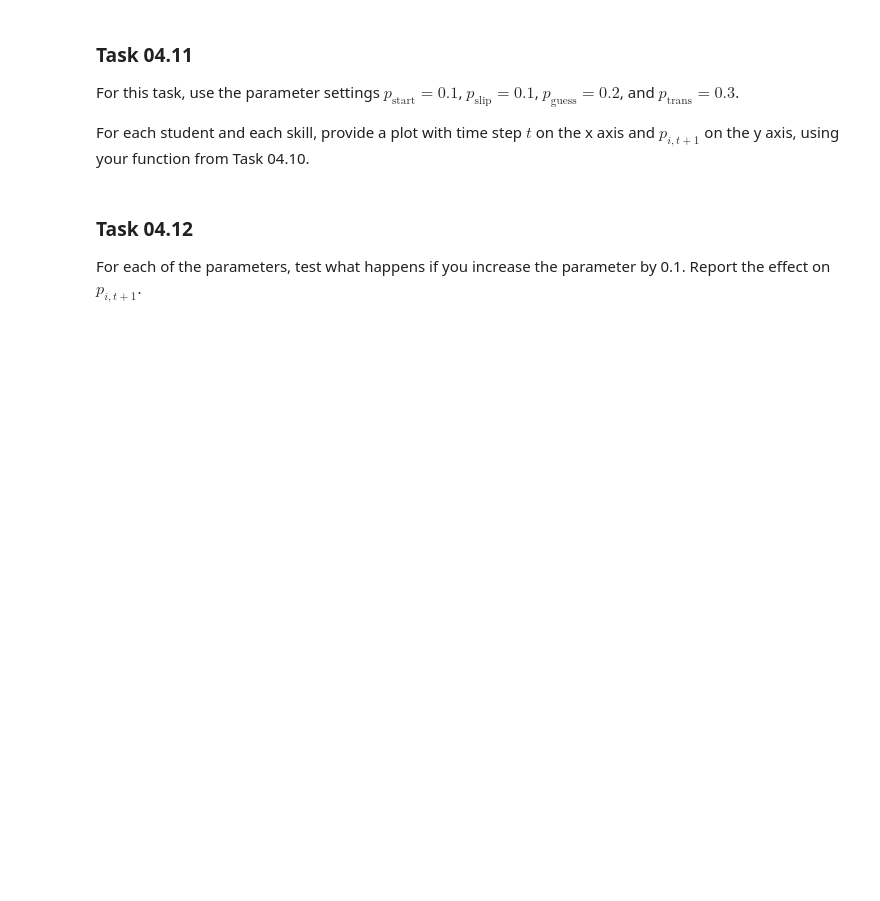
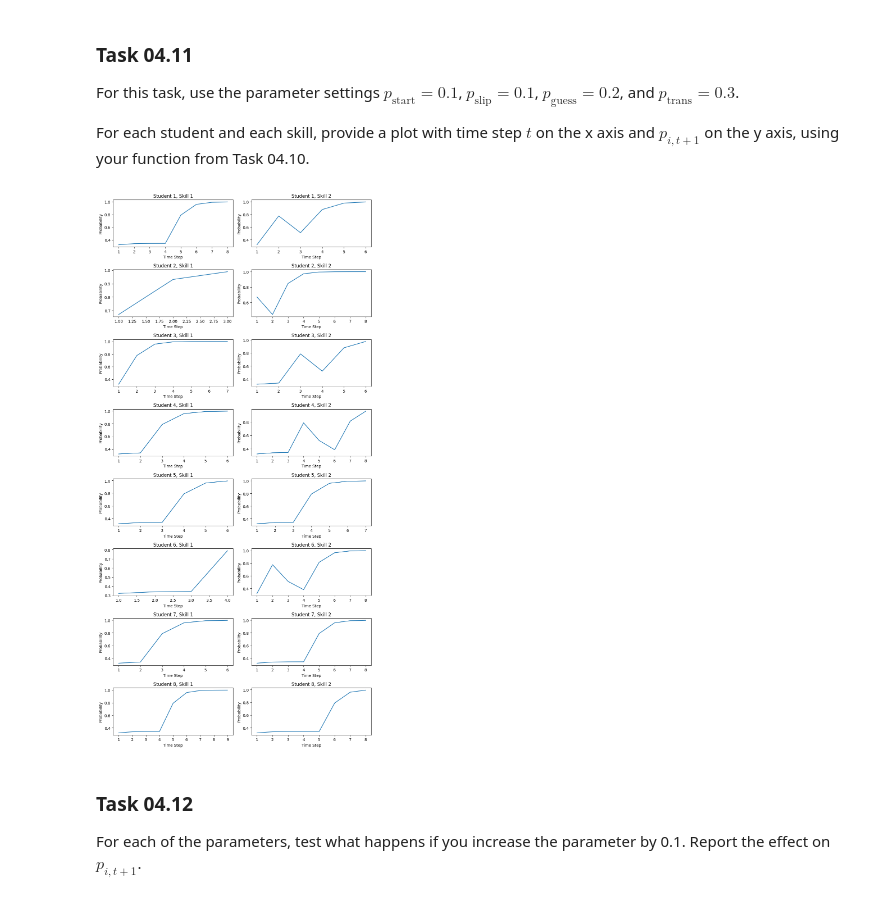
Before and after one commit to d3nnis2001/Data-Mining-Lecture, a Jupyter notebook: Abgabe4/sheet04.ipynb, the cells around one changed output. Drawn from its saved outputs; the diff is of its cells as text; code cells hidden in the pictures; blank space fills up the shorter version.

```diff
--- a/Abgabe4/sheet04.ipynb
+++ b/Abgabe4/sheet04.ipynb
@@ -282,12 +298,44 @@ Other than these bits of information, you 'only' need to smartly apply the defin
 ### Task 04.10
 
 Given the equations above, write a Python function that takes an array $x_{i, 1}, \ldots, x_{i, t}$ of student results (pass/fail) for one skill and the parameters $p_\mathrm{start}$, $p_\mathrm{slip}$, $p_\mathrm{guess}$, and $p_\mathrm{trans}$ as input and returns an array of probability $p_{i, 1+1}, \ldots, p_{i, t+1}$ as output.
+# %%
+def calc_probs(results, p_start, p_slip, p_guess, p_trans):
+    probs = [p_start]
+
+    for i in range(len(results)):
+        if results[i] == 1:
+            q = ((1 - p_slip) * probs[i]) / ((1 - p_slip) * probs[i] + p_guess * (1 - probs[i]))
+        else:
+            q = (p_slip * probs[i]) / (p_slip * probs[i] + (1 - p_guess) * (1 - probs[i]))
+
+        probs.append(q + p_trans * (1 - q))
+
+    probs.pop(0)
+    return probs
 # %% [markdown]
 ### Task 04.11
 
 For this task, use the parameter settings $p_\mathrm{start} = 0.1$, $p_\mathrm{slip} = 0.1$, $p_\mathrm{guess} = 0.2$, and $p_\mathrm{trans} = 0.3$.
 
 For each student and each skill, provide a plot with time step $t$ on the x axis and $p_{i, t+1}$ on the y axis, using your function from Task 04.10.
+# %%
+fig, axs = plt.subplots(8, 2, figsize=(10, 20))
+
+for student in range(8):
+    for skill in range(2):
+        results = X[(X[:, 0] == student) & (X[:, 3 + skill] == 1), 5]
+
+        probs = calc_probs(results, 0.2, 0.1, 0.2, 0.3)
+
+        axs[student, skill].plot(range(1, len(probs) + 1), probs)
+        axs[student, skill].set_title(f"Student {student+1}, Skill {skill+1}")
+        axs[student, skill].set_xlabel("Time Step")
+        axs[student, skill].set_ylabel("Probability")
+
+plt.tight_layout()
+plt.show()
+# %% [output]
+[figure, added]
 # %% [markdown]
 ### Task 04.12
 
```
Also changed, not shown: parts of 5 cells of this notebook, 1 other file.
